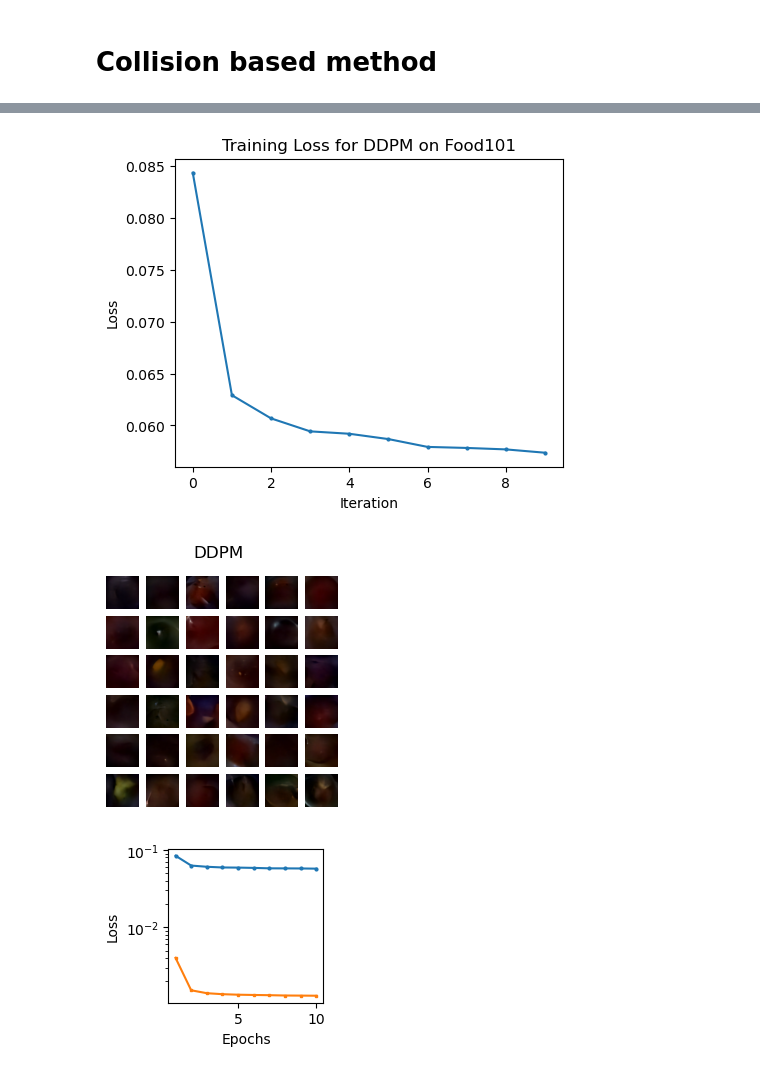
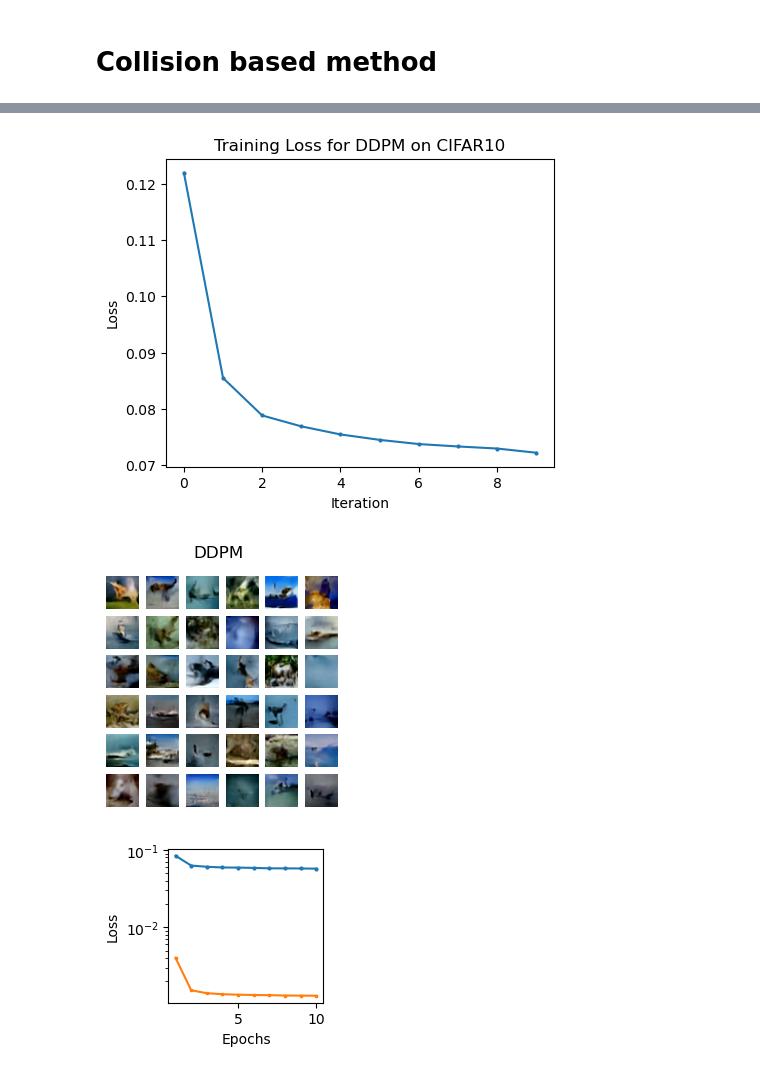
Before and after one commit to mohsensadr/GenAI, a Jupyter notebook: testing/Plots.ipynb, the cells around one changed output, grey strips where cells are left out. Cells and saved outputs as stored; diff of their text form; code cells hidden in the pictures.

Commit message:
add CIFAR10

```diff
--- a/testing/Plots.ipynb
+++ b/testing/Plots.ipynb
@@ -16,12 +16,13 @@ from huggingface_hub import hf_hub_download
 device = "cpu"
 
 #name_dataset = "mnist"
-#name_dataset = "CIFAR10"
-name_dataset = "Food101"
+name_dataset = "CIFAR10"
+#name_dataset = "Food101"
 
 repo_id = "mohsensadr91/"+name_dataset     # your repo name on Hugging Face
-#filename = "col_MNIST.pt"  # must match the filename you uploaded
-filename = "col_Food101_75kSamples_10Epochs_1e-4Lr.pt"  # must match the filename you uploaded
+#filename = "col_MNIST_10kSamples_10Epochs_1e-4Lr.pt"  # must match the filename you uploaded
+filename = "col_CIFAR10.pt"  # must match the filename you uploaded
+#filename = "col_Food101_75kSamples_10Epochs_1e-4Lr.pt"  # must match the filename you uploaded
 
 
 # Download checkpoint file from Hub (caches locally after first time)
@@ -91,12 +92,13 @@ from huggingface_hub import hf_hub_download
 device = "cpu"
 
 #name_dataset = "mnist"
-#name_dataset = "CIFAR10"
-name_dataset = "Food101"
+name_dataset = "CIFAR10"
+#name_dataset = "Food101"
 
 repo_id = "mohsensadr91/"+name_dataset     # your repo name on Hugging Face
-#filename = "ddpm_MNIST.pt"  # must match the filename you uploaded
-filename = "ddpm_Food101_75kSamples_10Epochs_1e-4Lr.pt"  # must match the filename you uploaded
+#filename = "ddpm_MNIST_10kSamples_10Epochs_1e-4Lr.pt"  # must match the filename you uploaded
+filename = "ddpm_CIFAR10.pt"  # must match the filename you uploaded
+#filename = "ddpm_Food101_75kSamples_10Epochs_1e-4Lr.pt"  # must match the filename you uploaded
 
 # Download checkpoint file from Hub (caches locally after first time)
 checkpoint_path = hf_hub_download(
@@ -131,35 +133,35 @@ diffusion.eval()
 
 ddpm_loss_hist = checkpoint["hist_loss"]
 
 #################
 fig, ax = plt.subplots(figsize=(5, 4))  # Adjust figsize as needed
 ax.plot(ddpm_loss_hist, marker='o', markersize=2)
 ax.set_xlabel("Iteration")
 ax.set_ylabel("Loss")
 ax.set_title(f"Training Loss for DDPM on {name_dataset}")
 #plt.savefig("ddpm_"+name_dataset+"_loss.pdf", dpi=300, bbox_inches='tight', pad_inches=0)
 
 nrows, ncols = 6, 6
 fig, ax = plt.subplots(nrows=nrows, ncols=ncols, figsize=(3, 3))  # Adjust figsize as needed
 fig.suptitle("DDPM", fontsize=12)
 
 k=0
 for i in range(nrows):
     x0 = diffusion.sample(batch_size = ncols).detach().cpu().numpy()
     for j in range(ncols):
         x = x0[j, ...].T
         x = np.swapaxes(x,0,1)
         ax[i, j].imshow(x)
         ax[i, j].axis('off')  # Turn off ticks and labels
         k += 1
 
 
 plt.savefig("ddpm_"+name_dataset+".png", dpi=300, bbox_inches='tight', pad_inches=0)
 
 plt.show()
 # %% [output]
-[figure, old version]
+[figure, new version]
-[figure, old version]
+[figure, new version]
 # %%
 its = [i+1 for i in range(len(ddpm_loss_hist))]
 fig, ax = plt.subplots(figsize=(2, 2))  # Adjust figsize as needed
```
Also changed, not shown: parts of 2 cells of this notebook, 2 other files.
